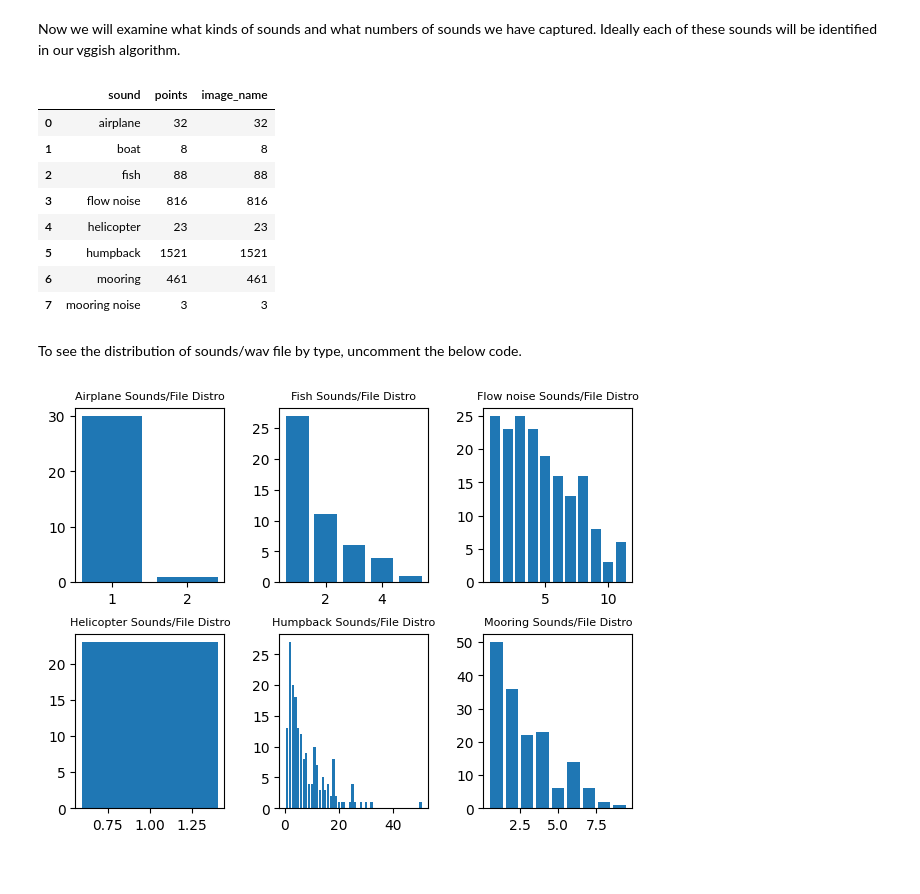
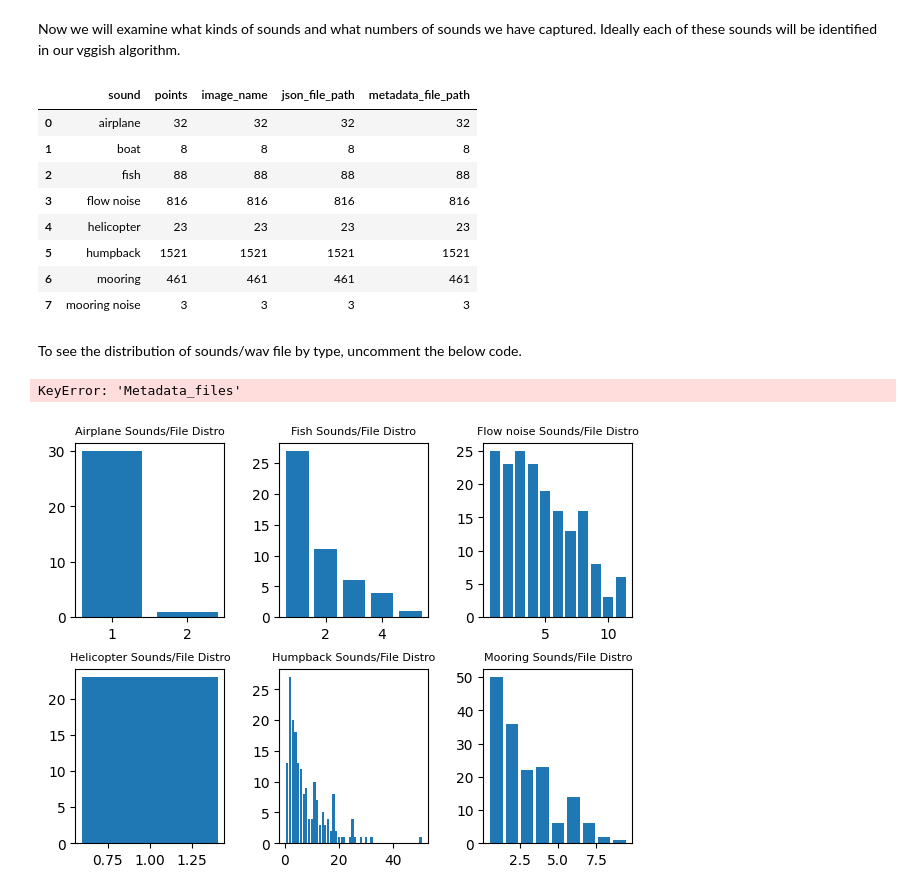
Before and after one commit to debsubdavis/hydropho-natics, a Jupyter notebook: utils/wav_to_annotations.ipynb, the cells around one changed output. Cells and saved outputs as stored; diff of their text form; code cells hidden in the pictures.

Commit message:
Working on wav_to_annotations file

```diff
--- a/utils/wav_to_annotations.ipynb
+++ b/utils/wav_to_annotations.ipynb
@@ -168,28 +190,28 @@ annotated_info_df.head()
 Now we will examine what kinds of sounds and what numbers of sounds we have captured. Ideally each of these sounds will be identified in our vggish algorithm.
 # %%
 #Counting numbers of sounds
-annotated_info_df.groupby('sound').count().reset_index()
+annotation_df.groupby('sound').count().reset_index()
 # %% [output]
-|  | sound | points | image_name |
-| 0 | airplane | 32 | 32 |
-| 1 | boat | 8 | 8 |
-| 2 | fish | 88 | 88 |
-| 3 | flow noise | 816 | 816 |
-| 4 | helicopter | 23 | 23 |
-| 5 | humpback | 1521 | 1521 |
-| 6 | mooring | 461 | 461 |
-| 7 | mooring noise | 3 | 3 |
+|  | sound | points | image_name | json_file_path | metadata_file_path |
+| 0 | airplane | 32 | 32 | 32 | 32 |
+| 1 | boat | 8 | 8 | 8 | 8 |
+| 2 | fish | 88 | 88 | 88 | 88 |
+| 3 | flow noise | 816 | 816 | 816 | 816 |
+| 4 | helicopter | 23 | 23 | 23 | 23 |
+| 5 | humpback | 1521 | 1521 | 1521 | 1521 |
+| 6 | mooring | 461 | 461 | 461 | 461 |
+| 7 | mooring noise | 3 | 3 | 3 | 3 |
 # %% [markdown]
 To see the distribution of sounds/wav file by type, uncomment the below code.
 # %%
 #Getting sounds/image
-sound_count_df = annotated_info_df.groupby(['Metadata_files']).count().reset_index().sort_values('sound', ascending=False)
+sound_count_df = annotation_df.groupby(['Metadata_files']).count().reset_index().sort_values('sound', ascending=False)
 sounds_per_image_df = sound_count_df[['Metadata_files','sound']]
 sounds_per_image_df.columns = ['Metadata_files','total_sound_count']
 #print(sounds_per_image_df)
 
 #Getting counts of individual sounds per image
-indiv_sound_count_df = annotated_info_df.groupby(['Metadata_files', 'sound']).count().reset_index().sort_values(
+indiv_sound_count_df = annotation_df.groupby(['Metadata_files', 'sound']).count().reset_index().sort_values(
     'sound', ascending=False)
 indiv_sounds_per_image_df = indiv_sound_count_df[['Metadata_files','sound','points']]
 indiv_sounds_per_image_df.columns = ['Metadata_files','sound','spec_sound_count']
@@ -201,6 +223,8 @@ sound_distro_df.sort_values(['total_sound_count'], ascending=False)
 
 #Creating the sound counts/file
 count_files = sound_distro_df.groupby(['sound','spec_sound_count']).count().reset_index()
+# %% [output]
+KeyError: 'Metadata_files'
 # %%
 #Seeing the distribution of sounds per file\
 bins = [0,1,2,3,4,5,6,7,8,9,10,11,12,13,14,15,16,17,18,19,20,21]
```
Also changed, not shown: parts of 5 cells of this notebook, 1 other file.
